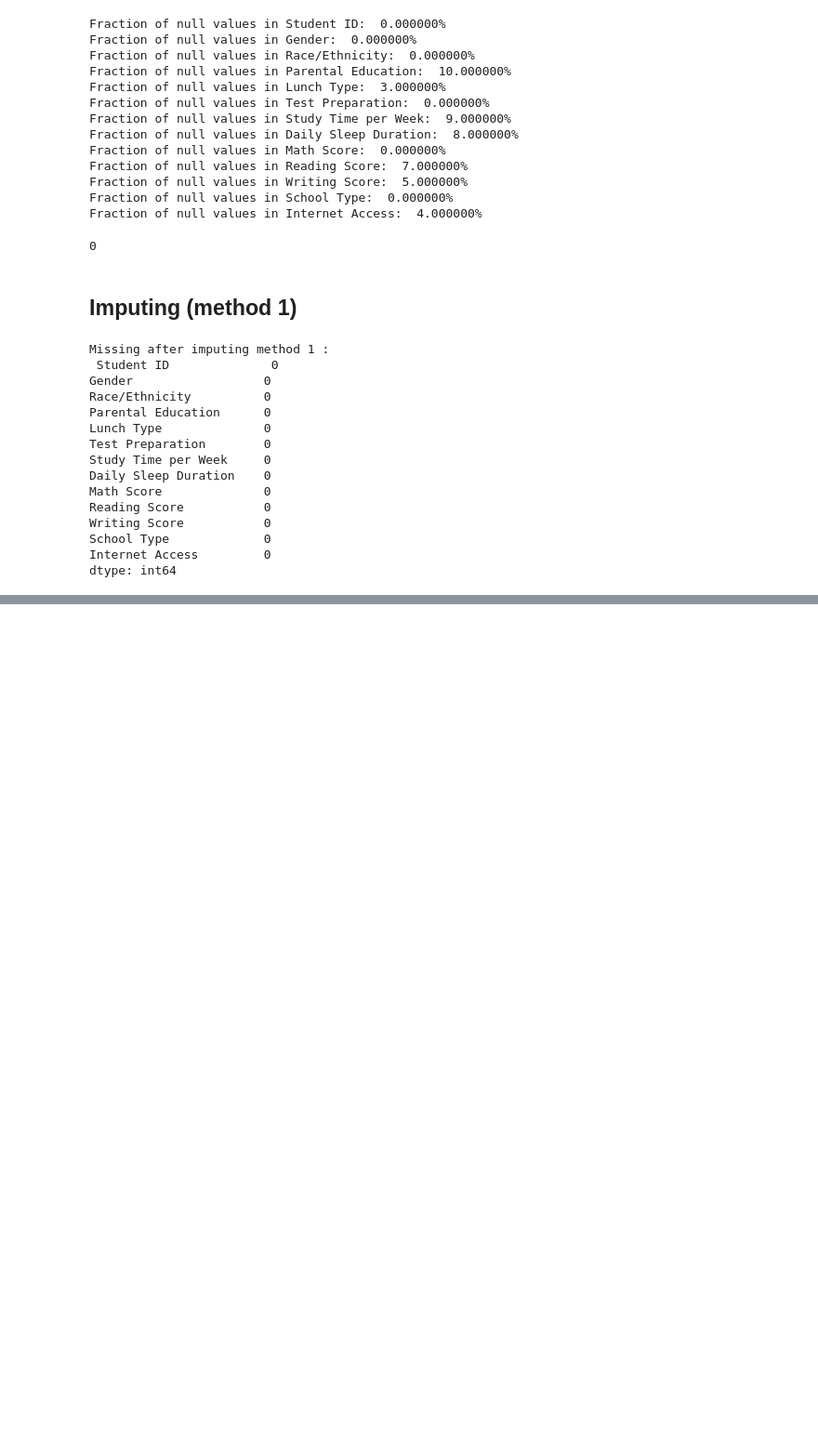
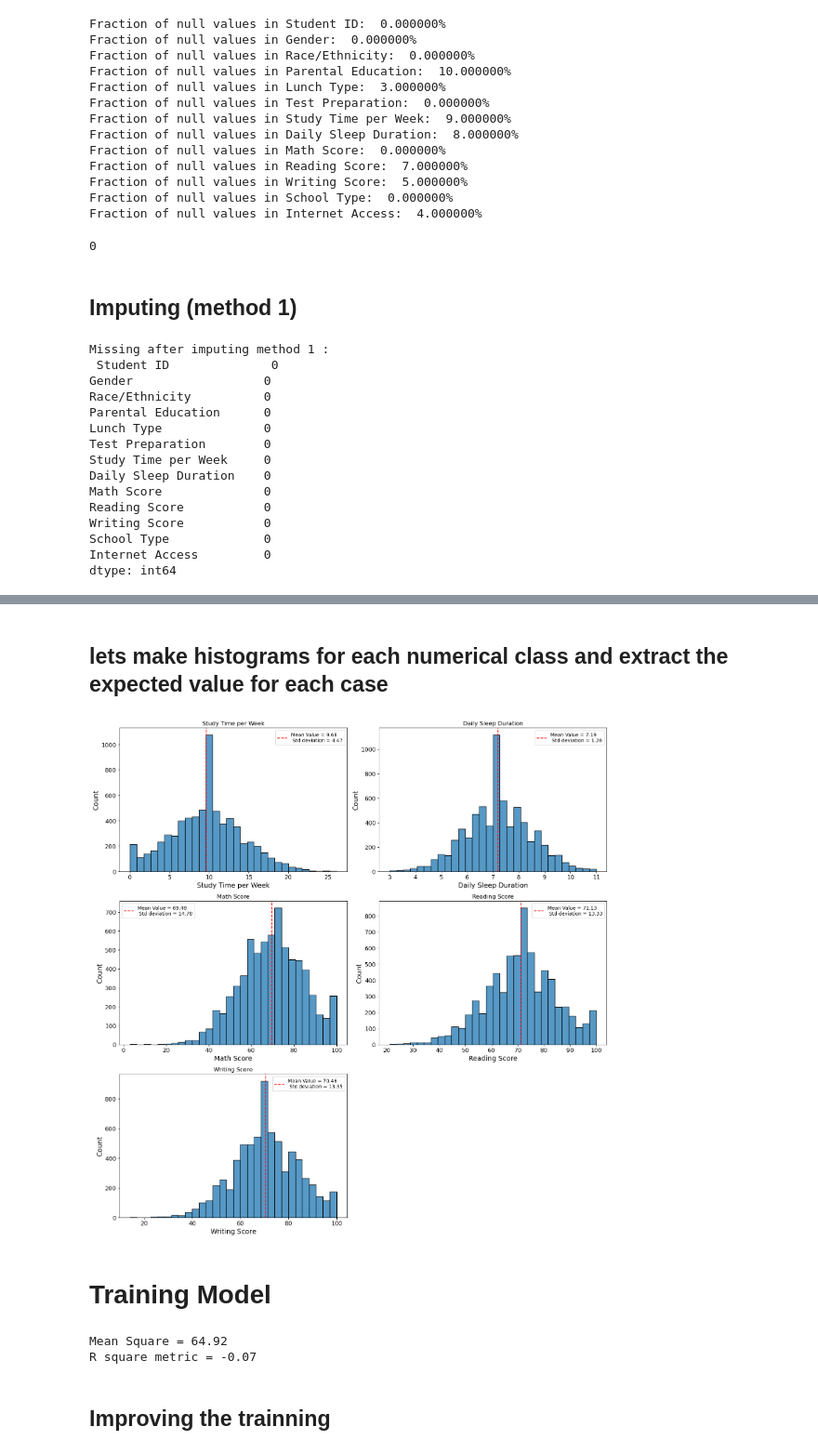
Before and after one commit to cristian0831/Machine-Learning-Projects, a Jupyter notebook: Scikit-Learn/student_performance.ipynb, the cells around one changed output, grey strips where cells are left out. Shown at 93% size. Drawn from its saved outputs; the diff is of its cells as text; code cells hidden in the pictures; blank space fills up the shorter version.

Commit message:
Trainning the model

```diff
--- a/Scikit-Learn/student_performance.ipynb
+++ b/Scikit-Learn/student_performance.ipynb
@@ -237,0 +298,60 @@ dtype: int64
+# %% [markdown]
+## lets make histograms for each numerical class and extract the expected value for each case
+# %%
+fig, axes = plt.subplots(3, 2, figsize=(15, 5*n_rows))
+axes = axes.flatten()
+
+for i, col in enumerate(num_col.columns):
+    mean_val = clean_student_performance[col].mean()
+    std_val = clean_student_performance[col].std()
+    sns.histplot(clean_student_performance[col], bins=30, ax = axes[i])
+    axes[i].axvline(x=mean_val, color = 'r', linestyle = '--', label = f"Mean Value = {mean_val:.2f} \n Std deviation = {std_val:.2f}")
+    axes[i].legend()
+    axes[i].set_title(col)
+
+# remove empty subplots
+for j in range(i+1, len(axes)):
+    fig.delaxes(axes[j])
+
+
+plt.tight_layout()
+plt.show()
+# %% [output]
+[figure, added]
+# %% [markdown]
+# Training Model
+# %%
+from sklearn.model_selection import train_test_split
+from sklearn.ensemble import RandomForestRegressor
+from sklearn.metrics import mean_squared_error
+from sklearn.metrics import r2_score
+
+# predict the average score based on categorial and numerical variables
+
+model_df = student_performance_tr_df.copy()
+model_df["num__Avg Score"] = (model_df["num__Math Score"] + model_df["num__Reading Score"] + model_df["num__Writing Score"])/3
+
+# Predictor features
+X = model_df.drop(['num__Math Score', 'num__Reading Score', 'num__Writing Score', 'num__Avg Score'], axis = 1)
+# Output
+y = model_df['num__Avg Score']
+
+X_train, X_test, y_train, y_test = train_test_split(X, y, test_size=0.2, random_state=42)
+
+# trainining
+model = RandomForestRegressor(n_estimators=1000)
+model.fit(X_train, y_train)
+
+#predicting
+y_pred = model.predict(X_test)
+
+# evaluate metric
+mse = mean_squared_error(y_test, y_pred)
+R_sqr = r2_score(y_test, y_pred)
+print (f"Mean Square = {mse:.2f}")
+print (f"R square metric = {R_sqr:.2f}")
+# %% [output]
+Mean Square = 64.92
+R square metric = -0.07
+# %% [markdown]
+## Improving the trainning
```
Also changed, not shown: parts of 8 cells of this notebook.
